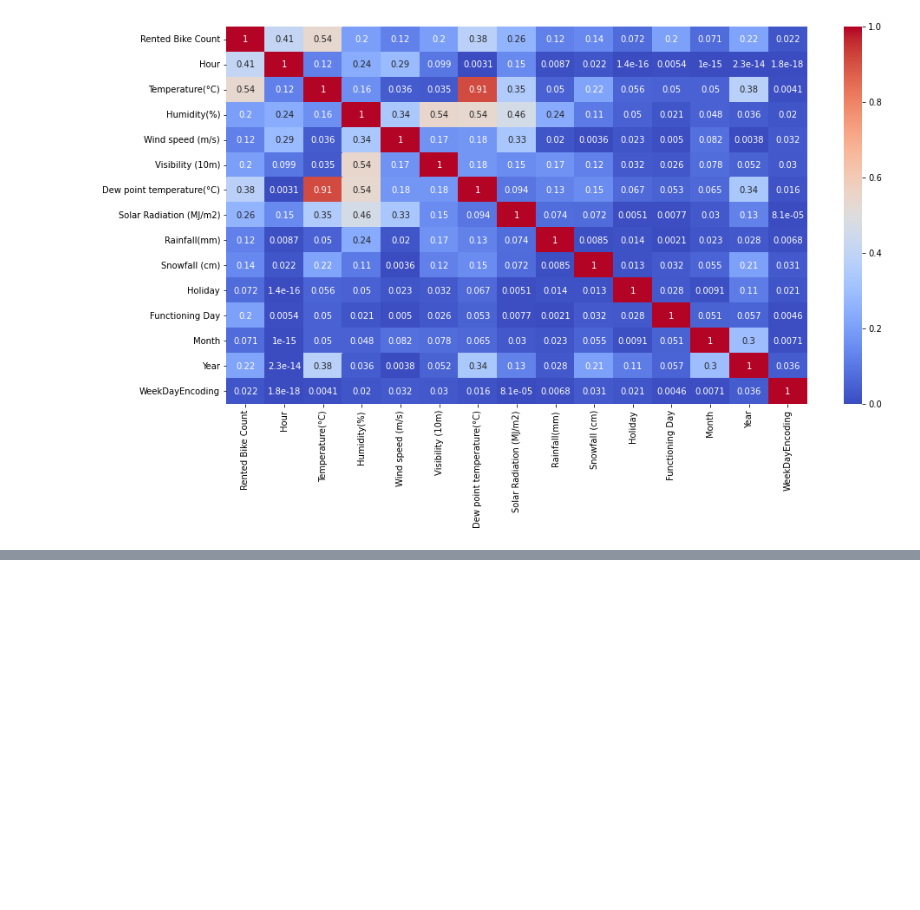
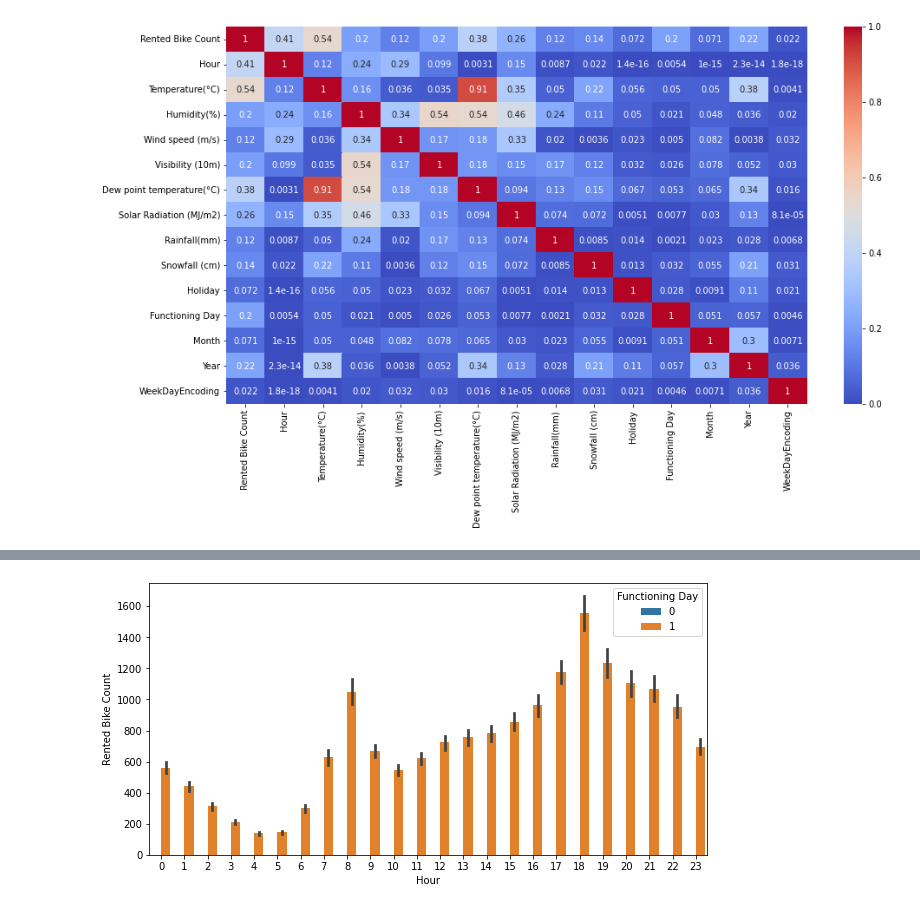
Before and after one commit to disuja7/Bike-sharing-demand-prediction, a Jupyter notebook: Copy_of_Bike_Sharing_Demand_Prediction_Capstone_Project.ipynb, the cells around one changed output, grey strips where cells are left out. Drawn from its saved outputs; the diff is of its cells as text; code cells hidden in the pictures; blank space fills up the shorter version.

```diff
--- a/Copy_of_Bike_Sharing_Demand_Prediction_Capstone_Project.ipynb
+++ b/Copy_of_Bike_Sharing_Demand_Prediction_Capstone_Project.ipynb
@@ -238,8 +259,3 @@ sns.heatmap(abs(correlation), annot=True, cmap='coolwarm')
 # %%
 ### removing multicollear
 new_df['Temperature_factor'] = 0.6*new_df['Temperature(°C)'] + 0.4*new_df['Dew point temperature(°C)']
-# %%
-#Creating dummies for seasons variable
-Seasons=pd.get_dummies(df['Seasons'],drop_first=True)
-df=df.append(Seasons)
-df.fillna(0,inplace=True)
@@ -255,0 +306,8 @@ df.head()
+# %%
+def barplots(x,y,hue):
+    plt.figure(figsize=(10,5))
+    sns.barplot(x=x,y=y,hue=hue,data=df);
+# %%
+barplots('Hour','Rented Bike Count','Functioning Day')
+# %% [output]
+[figure, added]
```
Also changed, not shown: parts of 35 cells of this notebook.
